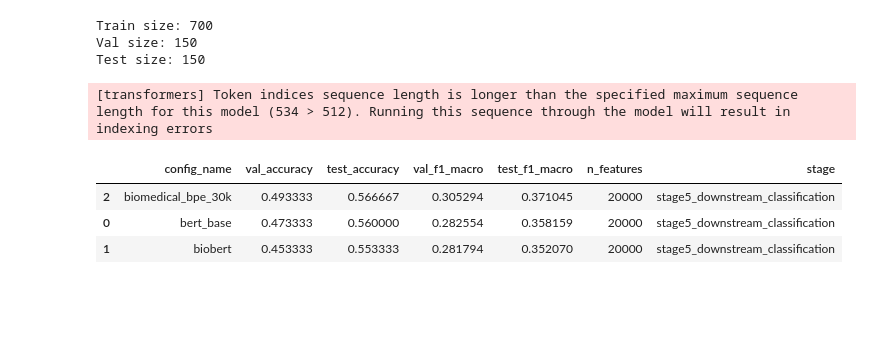
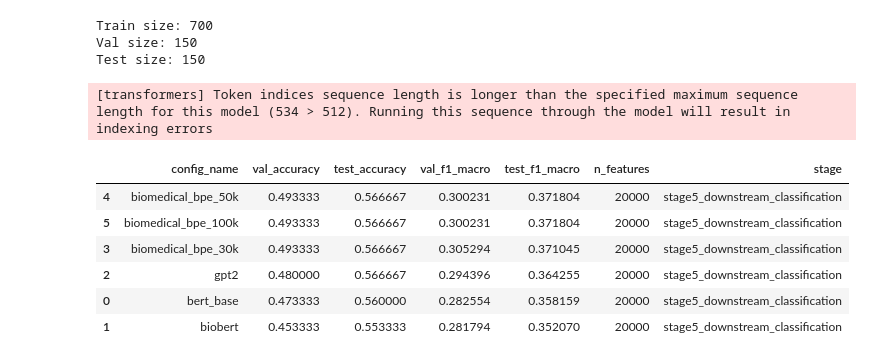
Before and after one commit to belyakova-anna/Domain-specific-Tokenization, a Jupyter notebook: notebooks/05_experiments.ipynb, the cells around one changed output. Cells and saved outputs as stored; diff of their text form; code cells hidden in the pictures; blank space fills up the shorter version.

```diff
--- a/notebooks/05_experiments.ipynb
+++ b/notebooks/05_experiments.ipynb
@@ -28,11 +28,7 @@ RANDOM_SEED = 42
 MAX_FEATURES = 20000
 NGRAM_RANGE = (1, 2)
 
-RESULTS_DIR = "../results"
-FIGURES_DIR = os.path.join(RESULTS_DIR, "figures")
 TOKENIZERS_DIR = "../tokenizers"
-os.makedirs(RESULTS_DIR, exist_ok=True)
-os.makedirs(FIGURES_DIR, exist_ok=True)
 
 LABEL_MAP = {"no": 0, "maybe": 1, "yes": 2}
 LABEL_NAMES = ["no", "maybe", "yes"]
@@ -40,10 +36,19 @@ LABEL_NAMES = ["no", "maybe", "yes"]
 CONFIGS = {
     "bert_base": {"type": "hf_bert", "name": "bert-base-uncased"},
     "biobert": {"type": "hf_bert", "name": "dmis-lab/biobert-base-cased-v1.1"},
+    "gpt2": {"type": "hf_gpt2", "name": "gpt2"},
     "biomedical_bpe_30k": {
         "type": "custom_bpe",
         "path": os.path.join(TOKENIZERS_DIR, "biomedical_bpe_30k.json"),
     },
+    "biomedical_bpe_50k": {
+        "type": "custom_bpe",
+        "path": os.path.join(TOKENIZERS_DIR, "biomedical_bpe_50k.json"),
+    },
+    "biomedical_bpe_100k": {
+        "type": "custom_bpe",
+        "path": os.path.join(TOKENIZERS_DIR, "biomedical_bpe_100k.json"),
+    },
 }
 # %%
 def get_context_text(context_field):
@@ -95,6 +100,14 @@ def split_data(df):
 def build_tokenize_fn(config):
     if config["type"] == "hf_bert":
         tok = BertTokenizer.from_pretrained(config["name"])
+
+        def tokenize(text):
+            return tok.tokenize(text)
+
+        return tokenize
+
+    if config["type"] == "hf_gpt2":
+        tok = GPT2Tokenizer.from_pretrained(config["name"])
 
         def tokenize(text):
             return tok.tokenize(text)
@@ -155,7 +168,6 @@ def evaluate_configuration(name, config, X_train, y_train, X_val, y_val, X_test,
 
 
 def plot_confusion_matrix(cm, config_name):
-    fig_path = os.path.join(FIGURES_DIR, f"stage5_confusion_matrix_{config_name}.png")
     plt.figure(figsize=(5, 4))
     plt.imshow(cm, cmap="Blues")
     plt.title(f"Confusion Matrix ({config_name})")
@@ -169,9 +181,7 @@ def plot_confusion_matrix(cm, config_name):
         for j in range(cm.shape[1]):
             plt.text(j, i, str(cm[i, j]), ha="center", va="center")
     plt.tight_layout()
-    plt.savefig(fig_path, dpi=150)
-    plt.close()
-    return fig_path
+    plt.show()
 # %%
 df = load_labeled_dataframe()
 (X_train, y_train), (X_val, y_val), (X_test, y_test) = split_data(df)
@@ -187,30 +197,31 @@ Test size: 150
 # %%
 results = []
 confusions = {}
-figure_paths = []
 
 for name, config in CONFIGS.items():
     out = evaluate_configuration(name, config, X_train, y_train, X_val, y_val, X_test, y_test)
     results.append(
         {
             "config_name": out["config_name"],
             "val_accuracy": out["val_accuracy"],
             "test_accuracy": out["test_accuracy"],
             "val_f1_macro": out["val_f1_macro"],
             "test_f1_macro": out["test_f1_macro"],
             "n_features": out["n_features"],
             "stage": "stage5_downstream_classification",
         }
     )
     confusions[name] = out["confusion_matrix"].tolist()
-    figure_paths.append(plot_confusion_matrix(out["confusion_matrix"], name))
 
 results_df = pd.DataFrame(results).sort_values(by="test_f1_macro", ascending=False)
 results_df
 # %% [output]
 [transformers] Token indices sequence length is longer than the specified maximum sequence length for this model (534 > 512). Running this sequence through the model will result in indexing errors
 |  | config_name | val_accuracy | test_accuracy | val_f1_macro | test_f1_macro | n_features | stage |
-| 2 | biomedical_bpe_30k | 0.493333 | 0.566667 | 0.305294 | 0.371045 | 20000 | stage5_downstream_classification |
+| 4 | biomedical_bpe_50k | 0.493333 | 0.566667 | 0.300231 | 0.371804 | 20000 | stage5_downstream_classification |
+| 5 | biomedical_bpe_100k | 0.493333 | 0.566667 | 0.300231 | 0.371804 | 20000 | stage5_downstream_classification |
+| 3 | biomedical_bpe_30k | 0.493333 | 0.566667 | 0.305294 | 0.371045 | 20000 | stage5_downstream_classification |
+| 2 | gpt2 | 0.480000 | 0.566667 | 0.294396 | 0.364255 | 20000 | stage5_downstream_classification |
 | 0 | bert_base | 0.473333 | 0.560000 | 0.282554 | 0.358159 | 20000 | stage5_downstream_classification |
 | 1 | biobert | 0.453333 | 0.553333 | 0.281794 | 0.352070 | 20000 | stage5_downstream_classification |
 # %%
```
Also changed, not shown: parts of 2 cells of this notebook, 30 other files.
